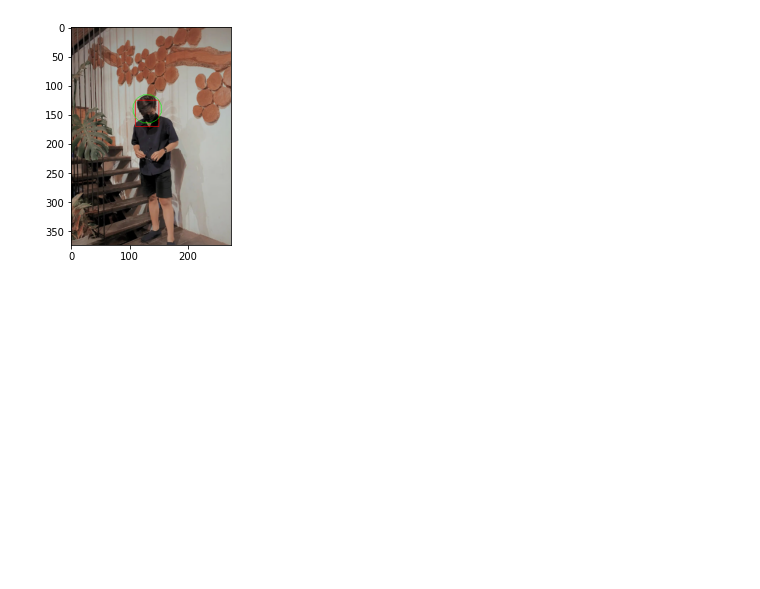
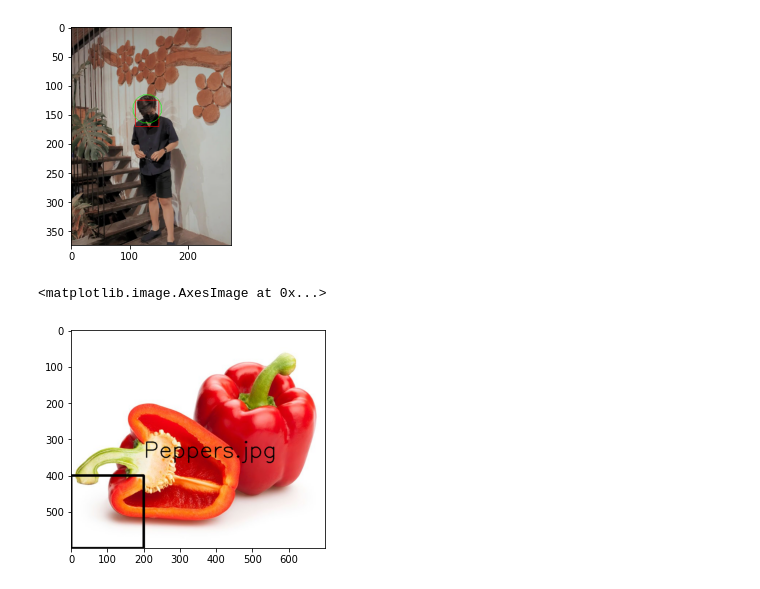
Before and after one commit to farrel1422/PCVK_Genap_2023, a Jupyter notebook: Week_2.ipynb, the cells around one changed output. Cells and saved outputs as stored; diff of their text form; code cells hidden in the pictures; blank space fills up the shorter version.

```diff
--- a/Week_2.ipynb
+++ b/Week_2.ipynb
@@ -189,3 +189,19 @@ plt.imshow(foto)
 # %% [output]
 <matplotlib.image.AxesImage at 0x...>
 [figure]
+# %%
+peppers = cv.imread("/content/drive/MyDrive/PCVK/Week2/peppers.jpg")
+
+peppers_rgb = cv.cvtColor(peppers, cv.COLOR_BGR2RGB)
+
+cv.rectangle(peppers_rgb, pt1=(0, 400), pt2=(200, 600), color=(0, 0, 0), thickness=5)
+
+plt.imshow(peppers_rgb)
+
+
+font = cv.FONT_ITALIC
+cv.putText(peppers_rgb, text="Peppers.jpg", org=(200, 350), fontFace=font, fontScale=2, color=(0, 0, 0), thickness=2, lineType=cv.LINE_AA)
+plt.imshow(peppers_rgb)
+# %% [output]
+<matplotlib.image.AxesImage at 0x...>
+[figure, added]
```
